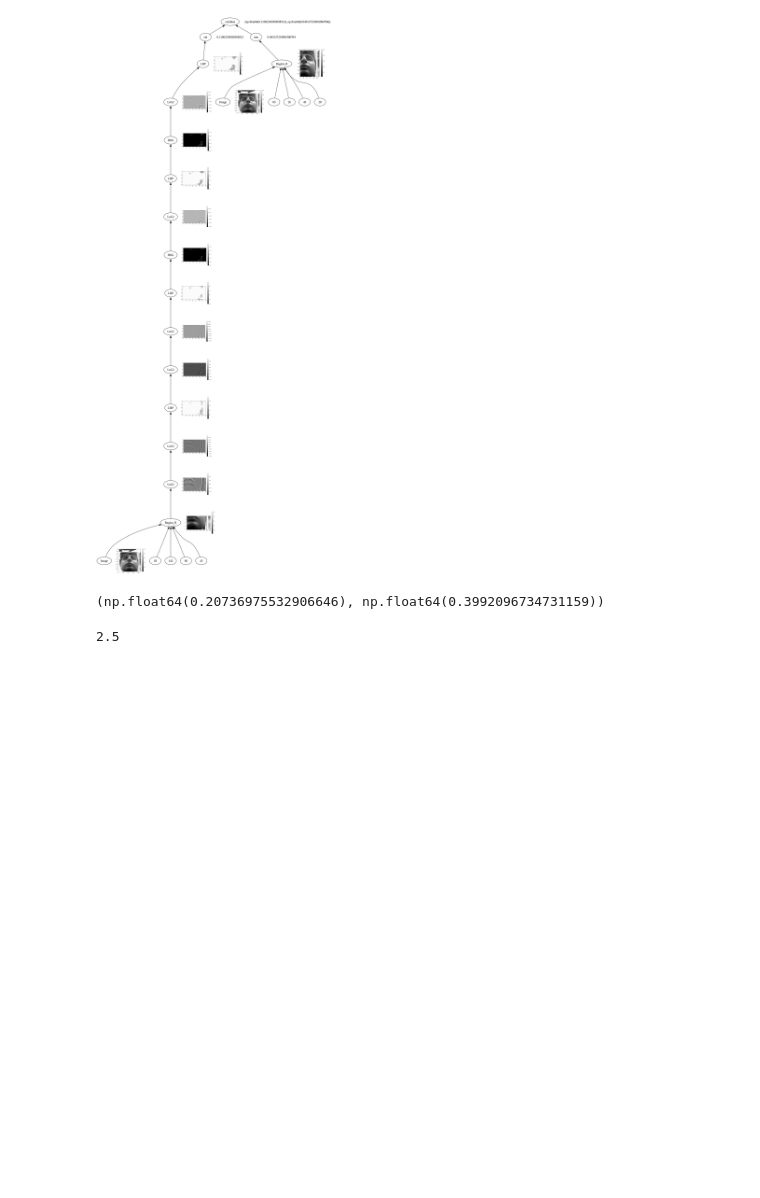
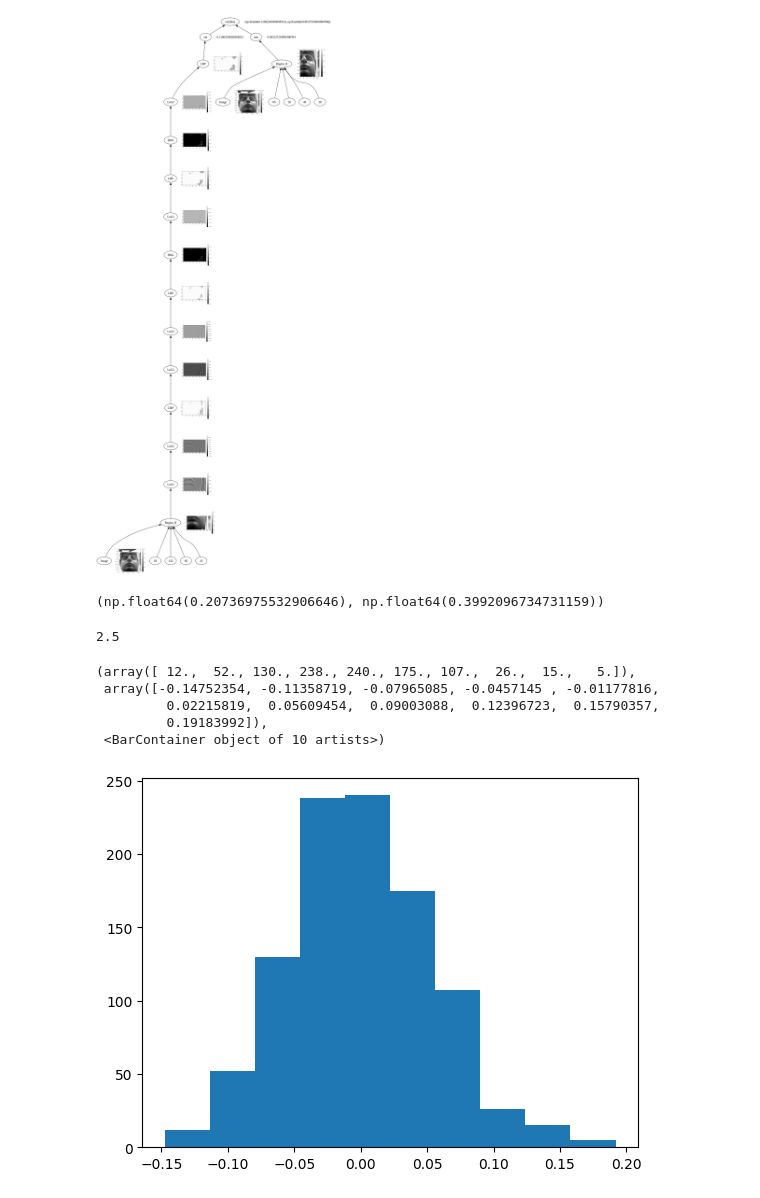
Before and after one commit to TEESDAAL/SummerResearch, a Jupyter notebook: MLGP/data_visualisation.ipynb, the cells around one changed output. Drawn from its saved outputs; the diff is of its cells as text; code cells hidden in the pictures; blank space fills up the shorter version.

```diff
--- a/MLGP/data_visualisation.ipynb
+++ b/MLGP/data_visualisation.ipynb
@@ -120,3 +121,13 @@ np.array([img.std() for img in x_train]).mean(), np.array([img.std() for img in
 1/0.4
 # %% [output]
 2.5
+# %%
+img_stds = np.array([img.std() for img in x_train])
+matplotlib.pyplot.hist((img_stds - img_stds.mean()) * 1 / img_stds.max)
+# %% [output]
+(array([ 12.,  52., 130., 238., 240., 175., 107.,  26.,  15.,   5.]),
+ array([-0.14752354, -0.11358719, -0.07965085, -0.0457145 , -0.01177816,
+         0.02215819,  0.05609454,  0.09003088,  0.12396723,  0.15790357,
+         0.19183992]),
+ <BarContainer object of 10 artists>)
+[figure, added]
```
Also changed, not shown: parts of 1 cell of this notebook.
